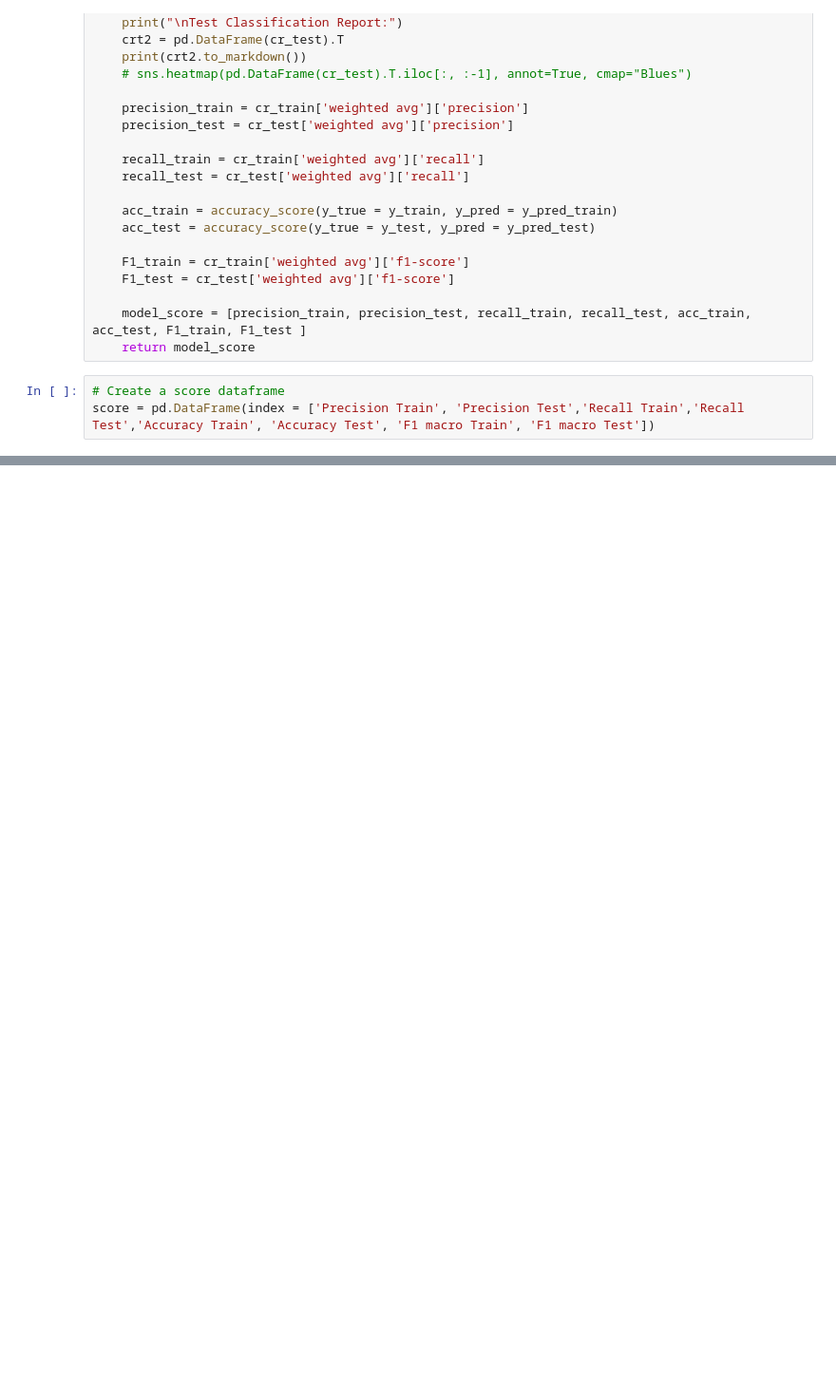
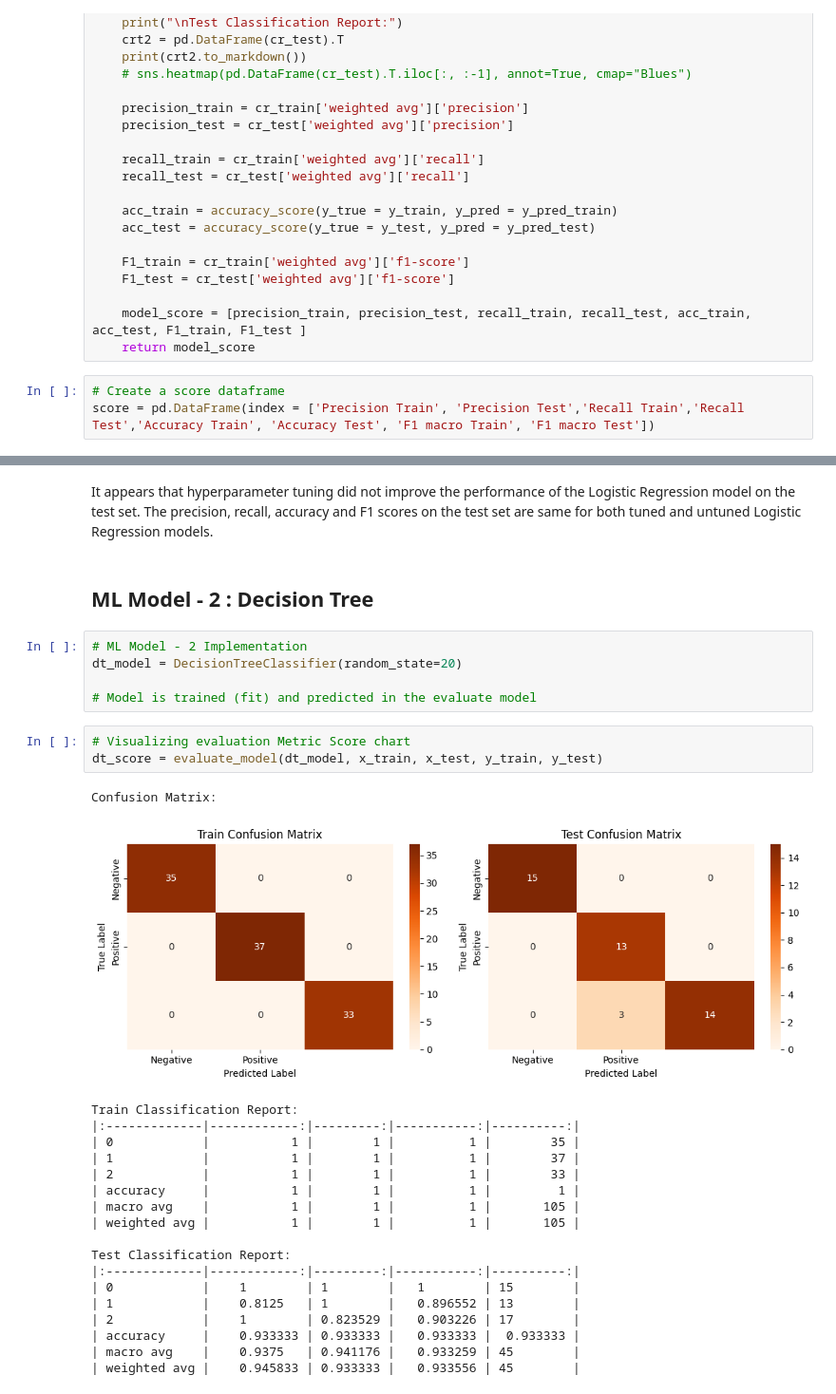
Before and after one commit to rsys-adsingh/Classification, a Jupyter notebook: ClassificationAlgo.ipynb, the cells around one changed output, grey strips where cells are left out. Shown: that part at 95% size. Drawn from its saved outputs; the diff is of its cells as text; blank space fills up the shorter version.

```diff
--- a/ClassificationAlgo.ipynb
+++ b/ClassificationAlgo.ipynb
@@ -378,0 +495,32 @@ score = pd.DataFrame(index = ['Precision Train', 'Precision Test','Recall Train'
+# %% [markdown]
+It appears that hyperparameter tuning did not improve the performance of the Logistic Regression model on the test set. The precision, recall, accuracy and F1 scores on the test set are same for both tuned and untuned Logistic Regression models.
+# %% [markdown]
+## **ML Model - 2 : Decision Tree**
+# %%
+# ML Model - 2 Implementation
+dt_model = DecisionTreeClassifier(random_state=20)
+
+# Model is trained (fit) and predicted in the evaluate model
+# %%
+# Visualizing evaluation Metric Score chart
+dt_score = evaluate_model(dt_model, x_train, x_test, y_train, y_test)
+# %% [output]
+Confusion Matrix:
+[figure, added]
+Train Classification Report:
+|:-------------|------------:|---------:|-----------:|----------:|
+| 0            |           1 |        1 |          1 |        35 |
+| 1            |           1 |        1 |          1 |        37 |
+| 2            |           1 |        1 |          1 |        33 |
+| accuracy     |           1 |        1 |          1 |         1 |
+| macro avg    |           1 |        1 |          1 |       105 |
+| weighted avg |           1 |        1 |          1 |       105 |
+
+Test Classification Report:
+|:-------------|------------:|---------:|-----------:|----------:|
+| 0            |    1        | 1        |   1        | 15        |
+| 1            |    0.8125   | 1        |   0.896552 | 13        |
+| 2            |    1        | 0.823529 |   0.903226 | 17        |
+| accuracy     |    0.933333 | 0.933333 |   0.933333 |  0.933333 |
+| macro avg    |    0.9375   | 0.941176 |   0.933259 | 45        |
+| weighted avg |    0.945833 | 0.933333 |   0.933556 | 45        |
```
Also changed, not shown: parts of 46 cells of this notebook.
